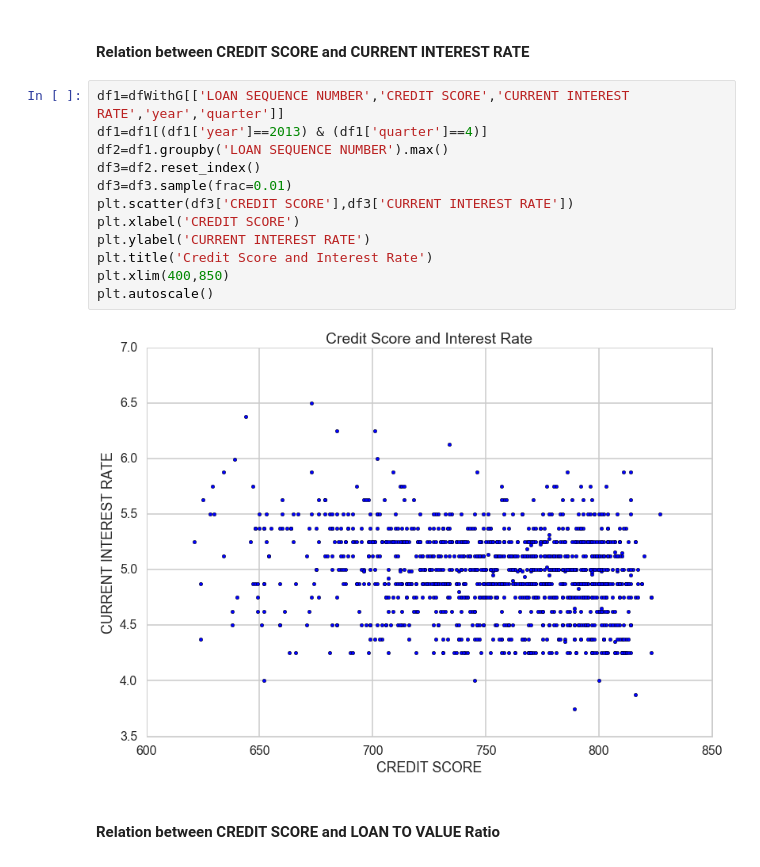
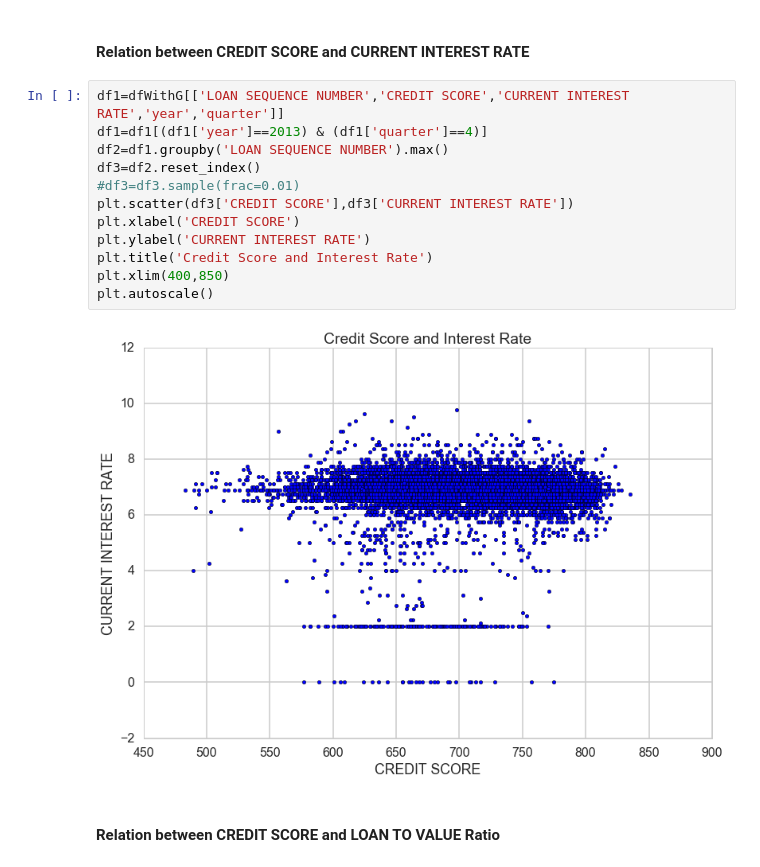
Before and after one commit to sha2403Git/Capstone, a Jupyter notebook: DataExploration-Feature-Corelation.ipynb, the cells around one changed output. Saved outputs shown, nothing was run; the diff lists cells and outputs as text.

```diff
--- a/DataExploration-Feature-Corelation.ipynb
+++ b/DataExploration-Feature-Corelation.ipynb
@@ -53,17 +51,17 @@ dfWithG.head()
 # %%
 df1=dfWithG[['LOAN SEQUENCE NUMBER','CREDIT SCORE','CURRENT INTEREST RATE','year','quarter']]
 df1=df1[(df1['year']==2013) & (df1['quarter']==4)]
 df2=df1.groupby('LOAN SEQUENCE NUMBER').max()
 df3=df2.reset_index()
-df3=df3.sample(frac=0.01)
+#df3=df3.sample(frac=0.01)
 plt.scatter(df3['CREDIT SCORE'],df3['CURRENT INTEREST RATE'])
 plt.xlabel('CREDIT SCORE')
 plt.ylabel('CURRENT INTEREST RATE')
 plt.title('Credit Score and Interest Rate')
 plt.xlim(400,850)
 plt.autoscale()
 # %% [output]
-[figure, old version]
+[figure, new version]
 # %% [markdown]
 #### Relation between CREDIT SCORE  and LOAN TO VALUE Ratio
 # %%
```
Also changed, not shown: parts of 4 cells of this notebook, 4 other files.
